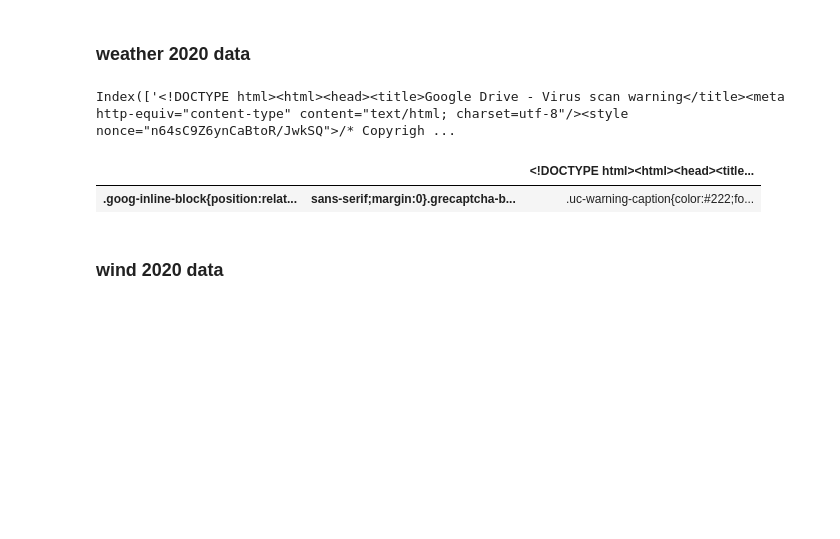
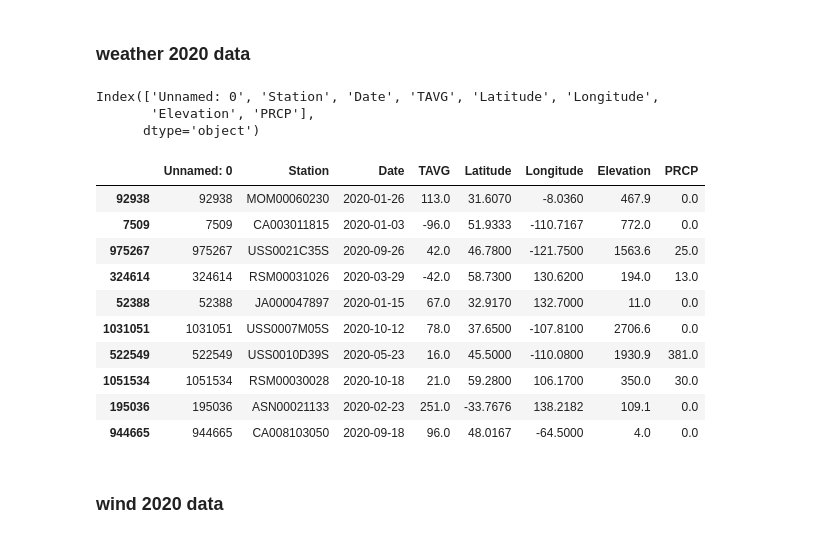
Before and after one commit to annamarieweber/AQI-predictor, a Jupyter notebook: final-project-notebook.ipynb, the cells around one changed output. Cells and saved outputs as stored; diff of their text form; code cells hidden in the pictures; blank space fills up the shorter version.

```diff
--- a/final-project-notebook.ipynb
+++ b/final-project-notebook.ipynb
@@ -238,11 +223,22 @@ Index(['V_GHG_EMITTER_GAS.ADDRESS1', 'V_GHG_EMITTER_GAS.ADDRESS2',
 ### weather 2020 data
 # %%
 print(weather_2020_df.columns)
-display(weather_2020_df.sample(1))
+display(weather_2020_df.sample(10))
 # %% [output]
-Index(['<!DOCTYPE html><html><head><title>Google Drive - Virus scan warning</title><meta http-equiv="content-type" content="text/html; charset=utf-8"/><style nonce="n64sC9Z6ynCaBtoR/JwkSQ">/* Copyrigh ...
+Index(['Unnamed: 0', 'Station', 'Date', 'TAVG', 'Latitude', 'Longitude',
+       'Elevation', 'PRCP'],
+      dtype='object')
-|  |  | <!DOCTYPE html><html><head><title... |
-| .goog-inline-block{position:relat... | sans-serif;margin:0}.grecaptcha-b... | .uc-warning-caption{color:#222;fo... |
+|  | Unnamed: 0 | Station | Date | TAVG | Latitude | Longitude | Elevation | PRCP |
+| 92938 | 92938 | MOM00060230 | 2020-01-26 | 113.0 | 31.6070 | -8.0360 | 467.9 | 0.0 |
+| 7509 | 7509 | CA003011815 | 2020-01-03 | -96.0 | 51.9333 | -110.7167 | 772.0 | 0.0 |
+| 975267 | 975267 | USS0021C35S | 2020-09-26 | 42.0 | 46.7800 | -121.7500 | 1563.6 | 25.0 |
+| 324614 | 324614 | RSM00031026 | 2020-03-29 | -42.0 | 58.7300 | 130.6200 | 194.0 | 13.0 |
+| 52388 | 52388 | JA000047897 | 2020-01-15 | 67.0 | 32.9170 | 132.7000 | 11.0 | 0.0 |
+| 1031051 | 1031051 | USS0007M05S | 2020-10-12 | 78.0 | 37.6500 | -107.8100 | 2706.6 | 0.0 |
+| 522549 | 522549 | USS0010D39S | 2020-05-23 | 16.0 | 45.5000 | -110.0800 | 1930.9 | 381.0 |
+| 1051534 | 1051534 | RSM00030028 | 2020-10-18 | 21.0 | 59.2800 | 106.1700 | 350.0 | 30.0 |
+| 195036 | 195036 | ASN00021133 | 2020-02-23 | 251.0 | -33.7676 | 138.2182 | 109.1 | 0.0 |
+| 944665 | 944665 | CA008103050 | 2020-09-18 | 96.0 | 48.0167 | -64.5000 | 4.0 | 0.0 |
 # %% [markdown]
 ### wind 2020 data
 # %%
```
Also changed, not shown: parts of 7 cells of this notebook.
